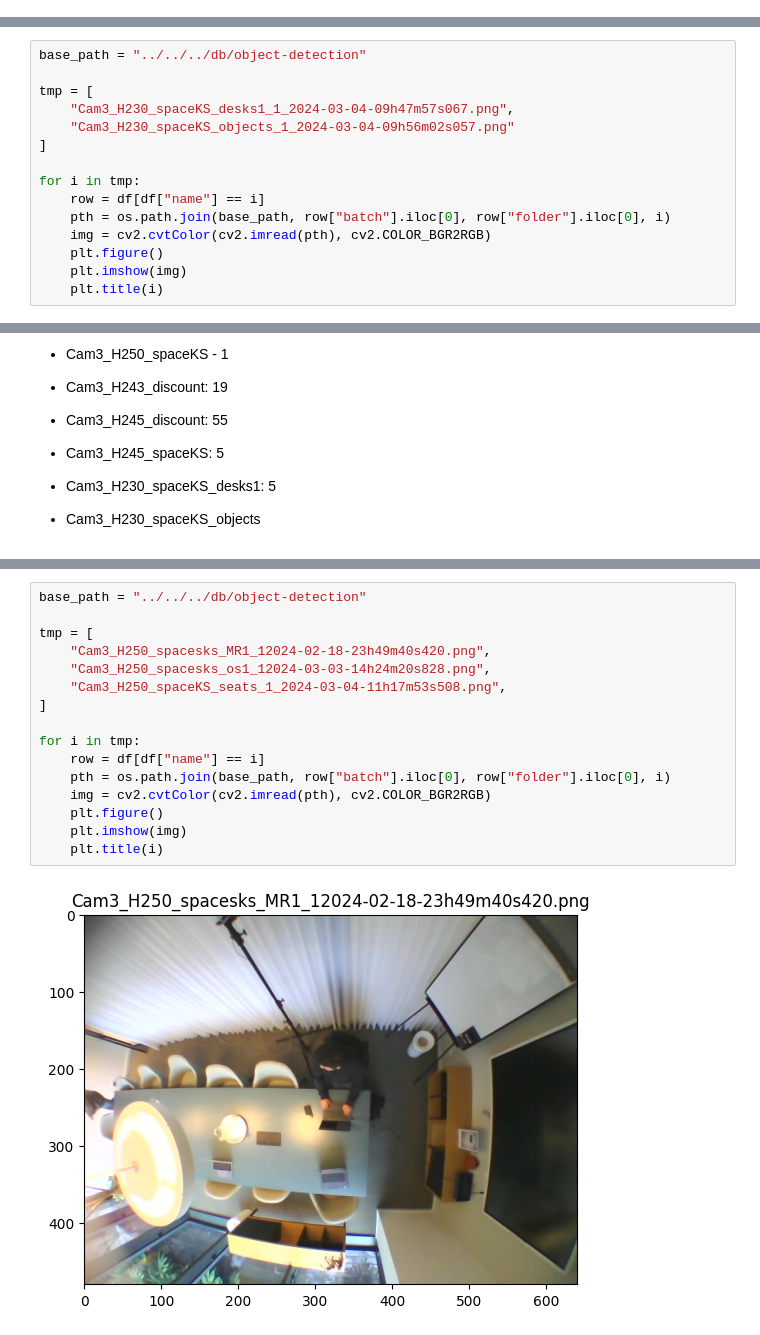
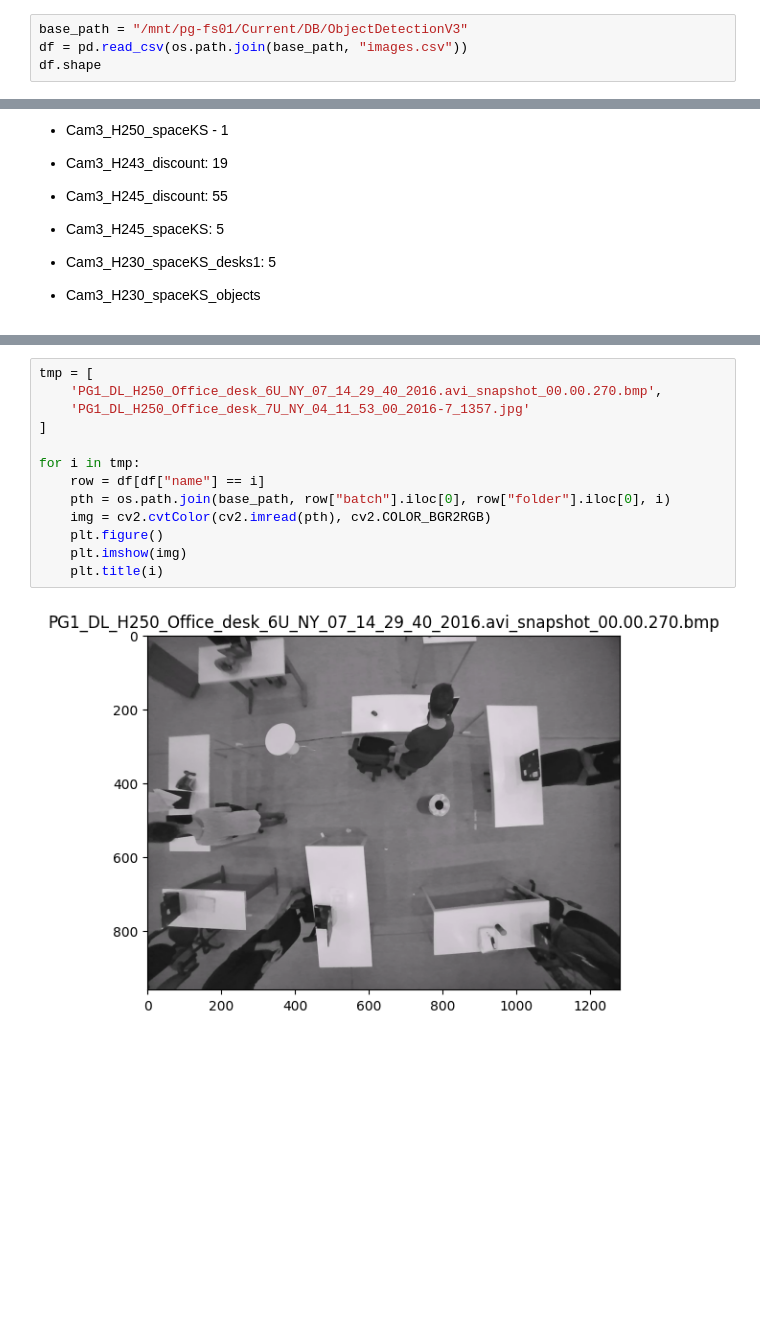
Before and after one commit to klymya/pg-research, a Jupyter notebook: object-detection-v3/groups.ipynb, the cells around one changed output, grey strips where cells are left out. Cells and saved outputs as stored; diff of their text form; blank space fills up the shorter version.

```diff
--- a/object-detection-v3/groups.ipynb
+++ b/object-detection-v3/groups.ipynb
@@ -18,0 +15,4 @@ df.shape
+# %%
+base_path = "/mnt/pg-fs01/Current/DB/ObjectDetectionV3"
+df = pd.read_csv(os.path.join(base_path, "images.csv"))
+df.shape
@@ -145,15 +35,0 @@ Stopp criteria if the next level
-# %%
-base_path = "../../../db/object-detection"
-
-tmp = [
-    "Cam3_H230_spaceKS_desks1_1_2024-03-04-09h47m57s067.png",
-    "Cam3_H230_spaceKS_objects_1_2024-03-04-09h56m02s057.png"
-]
-
-for i in tmp:
-    row = df[df["name"] == i]
-    pth = os.path.join(base_path, row["batch"].iloc[0], row["folder"].iloc[0], i)
-    img = cv2.cvtColor(cv2.imread(pth), cv2.COLOR_BGR2RGB)
-    plt.figure()
-    plt.imshow(img)
-    plt.title(i)
@@ -175,18 +162,15 @@ Cam3_H250 - 177:
 # %%
-base_path = "../../../db/object-detection"
-
 tmp = [
-    "Cam3_H250_spacesks_MR1_12024-02-18-23h49m40s420.png",
-    "Cam3_H250_spacesks_os1_12024-03-03-14h24m20s828.png",
-    "Cam3_H250_spaceKS_seats_1_2024-03-04-11h17m53s508.png",
+    'PG1_DL_H250_Office_desk_6U_NY_07_14_29_40_2016.avi_snapshot_00.00.270.bmp',
+    'PG1_DL_H250_Office_desk_7U_NY_04_11_53_00_2016-7_1357.jpg'
 ]
 
 for i in tmp:
     row = df[df["name"] == i]
     pth = os.path.join(base_path, row["batch"].iloc[0], row["folder"].iloc[0], i)
     img = cv2.cvtColor(cv2.imread(pth), cv2.COLOR_BGR2RGB)
     plt.figure()
     plt.imshow(img)
     plt.title(i)
 # %% [output]
-[figure, old version]
+[figure, new version]
```
Also changed, not shown: parts of 17 cells of this notebook.
